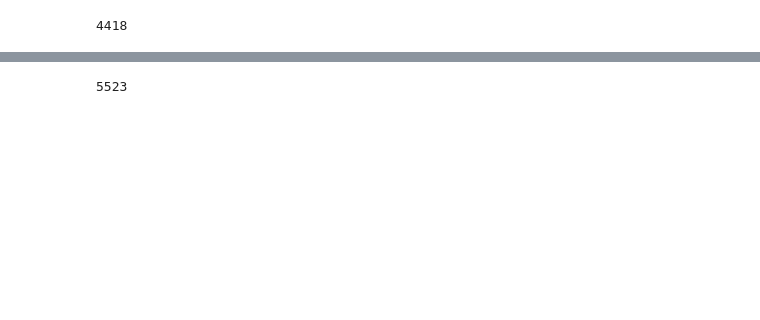
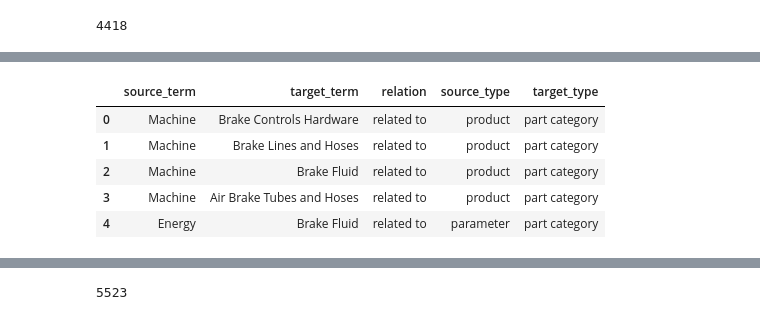
Before and after one commit to akamalas5/Building-Knowledge-Graph-for-Digital-Thread, a Jupyter notebook: code/Data Integration.ipynb, the cells around one changed output, grey strips where cells are left out. Drawn from its saved outputs; the diff is of its cells as text; code cells hidden in the pictures; blank space fills up the shorter version.

```diff
--- a/code/Data Integration.ipynb
+++ b/code/Data Integration.ipynb
@@ -255,0 +267,11 @@ len(ent_cat_df2)
+# %%
+ent_cat_df2['source_type'] = ent_cat_df2.source_term.apply(lambda entity: entity_vocab[entity] if entity in entity_vocab.keys() else 'unknown')
+ent_cat_df2['target_type'] = 'part category'
+ent_cat_df2.head()
+# %% [output]
+|  | source_term | target_term | relation | source_type | target_type |
+| 0 | Machine | Brake Controls Hardware | related to | product | part category |
+| 1 | Machine | Brake Lines and Hoses | related to | product | part category |
+| 2 | Machine | Brake Fluid | related to | product | part category |
+| 3 | Machine | Air Brake Tubes and Hoses | related to | product | part category |
+| 4 | Energy | Brake Fluid | related to | parameter | part category |
```
Also changed, not shown: parts of 35 cells of this notebook.
